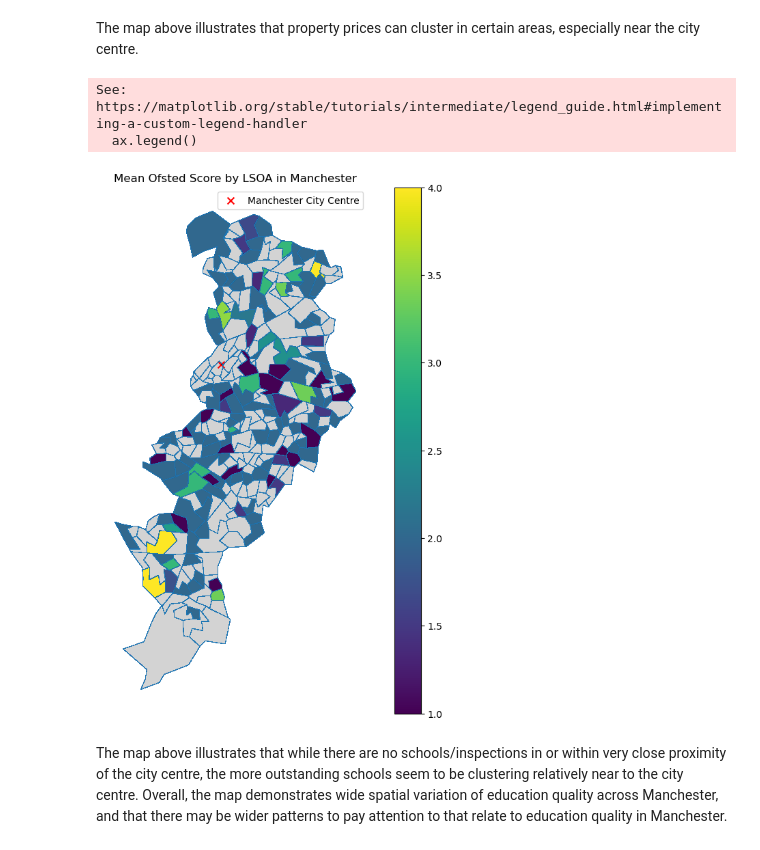
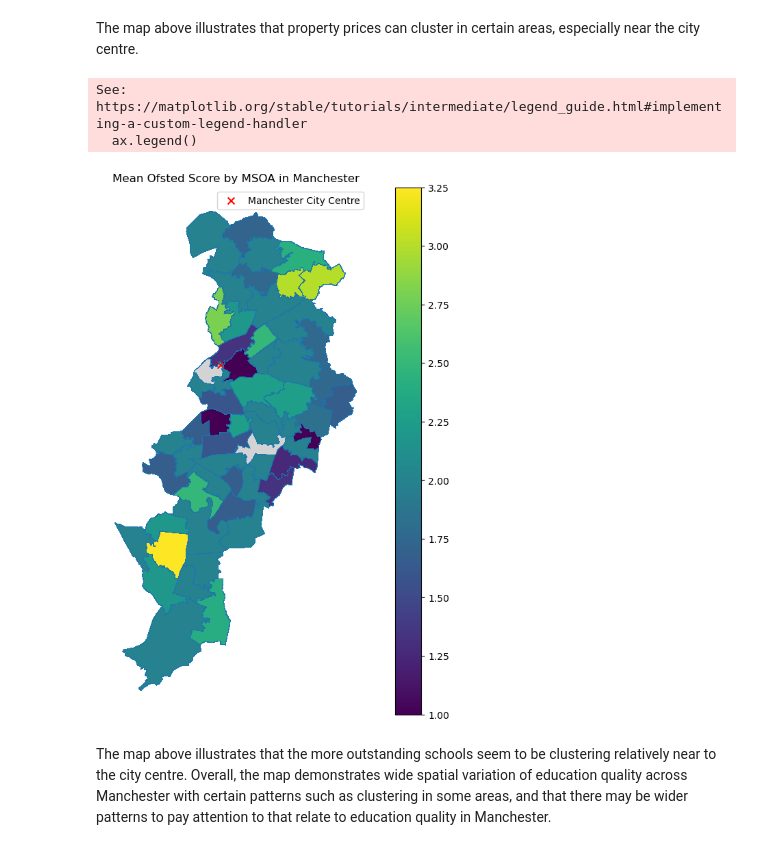
Before and after one commit to jonathanskuy/manchester-property-vs-education, a Jupyter notebook: notebooks/manchester_property_vs_education.ipynb, the cells around one changed output. Saved outputs shown, nothing was run; the diff lists cells and outputs as text; code cells hidden in the pictures.

Commit message:
Completing Transition to MSOA Level Data (Ofsted/IMD Missing Values Unfixed)

```diff
--- a/notebooks/manchester_property_vs_education.ipynb
+++ b/notebooks/manchester_property_vs_education.ipynb
@@ -213,9 +213,9 @@ Index of Multiple Deprivation (IMD) Rank (where 1 is most deprived)
 Index of Multiple Deprivation (IMD) Decile (where 1 is most deprived 10% of LSOA     int64
 dtype: object
 # %%
-# Reading the LSOA Boundaries dataset
+# Reading the MSOA Boundaries dataset
 
-gdf_lsoa = gpd.read_file('../data/raw/lsoa_boundaries.geojson')
+gdf_msoa = gpd.read_file('../data/raw/msoa_boundaries.geojson')
 
-gdf_lsoa
+gdf_msoa
 # %% [output]
@@ -1290,7 +1294,7 @@ To summarise the correlations between different variables through the correlatio
 # %%
-# Creating a temporary GeoDataFrame consisting of df_final combined with gdf_lsoa
+# Creating a temporary GeoDataFrame consisting of df_final combined with gdf_msoa
 
-gdf = gdf_lsoa.merge(df_final, left_on='LSOA21CD', right_on='lsoa_code', how='left')
+gdf = gdf_msoa.merge(df_final, left_on='MSOA21CD', right_on='msoa_code', how='left')
 
 gdf
 # %% [output]
@@ -1310,8 +1314,8 @@ gdf
 # %%
-# Filtering Manchester LSOA codes in gdf
+# Filtering Manchester MSOA codes in gdf
 
-manchester_codes = set(df_final['lsoa_code'])
-gdf = gdf[gdf['LSOA21CD'].isin(manchester_codes)]
+manchester_codes = set(df_final['msoa_code'])
+gdf = gdf[gdf['MSOA21CD'].isin(manchester_codes)]
 
 gdf
 # %% [output]
@@ -1364,20 +1368,20 @@ The map above illustrates that property prices can cluster in certain areas, esp
 # %%
 # Mapping education quality
 
 fig, ax = plt.subplots(1, 1, figsize=(10, 10))
-gdf.plot(column='mean_score', ax=ax, legend=True, missing_kwds={'color': 'lightgrey', 'label': 'Missing'}, alpha=0.9)
+gdf.plot(column='msoa_ofsted_score', ax=ax, legend=True, missing_kwds={'color': 'lightgrey', 'label': 'Missing'}, alpha=0.9)
 gdf_centre.plot(ax=ax, color='red', markersize=50, marker='x', label='Manchester City Centre')
 gdf.boundary.plot(ax=ax, linewidth=0.2)
 ax.legend()
-ax.set_title('Mean Ofsted Score by LSOA in Manchester')
+ax.set_title('Mean Ofsted Score by MSOA in Manchester')
 ax.set_axis_off()
 plt.show()
 # %% [output]
 See: https://matplotlib.org/stable/tutorials/intermediate/legend_guide.html#implementing-a-custom-legend-handler
   ax.legend()
-[figure, old version]
+[figure, new version]
 # %% [markdown]
-The map above illustrates that while there are no schools/inspections in or within very close proximity of the city centre, the more outstanding schools seem to be clustering relatively near to the city centre. Overall, the map demonstrates wide spatial variation of education quality across Manchester, and that there may be wider patterns to pay attention to that relate to education quality in Manchester.
+The map above illustrates that the more outstanding schools seem to be clustering relatively near to the city centre. Overall, the map demonstrates wide spatial variation of education quality across Manchester with certain patterns such as clustering in some areas, and that there may be wider patterns to pay attention to that relate to education quality in Manchester.
 # %%
 # Mapping IMD Ranks
 
```
Also changed, not shown: parts of 19 cells of this notebook, 2 other files.
